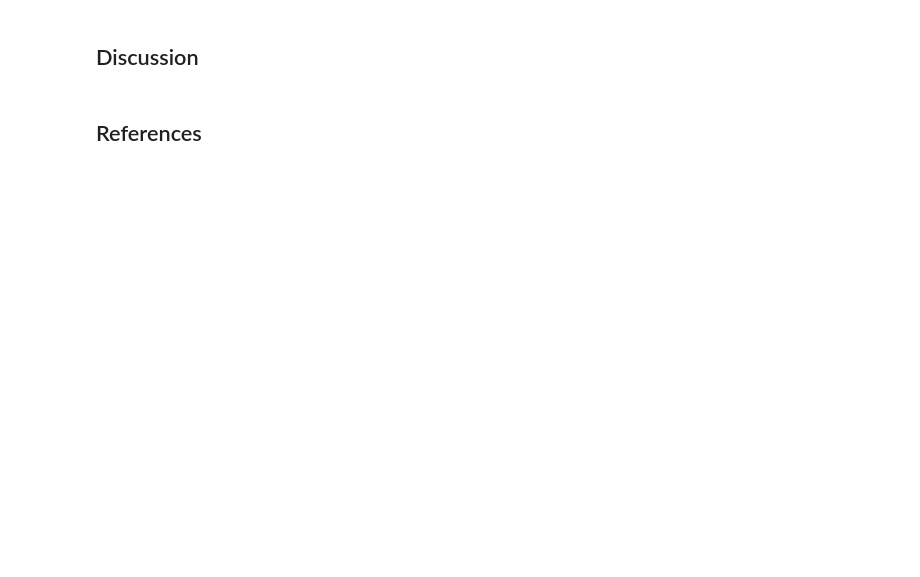
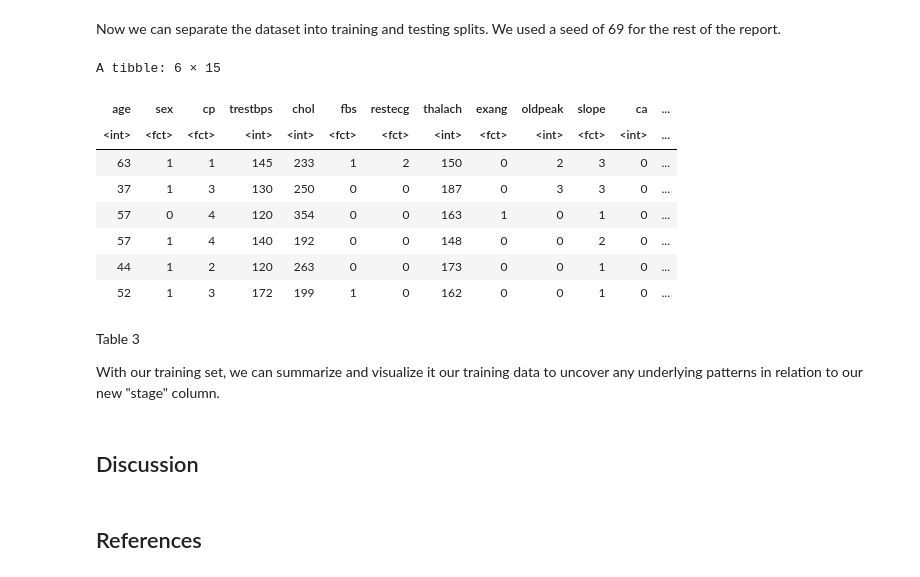
Before and after one commit to clay-arras/DSCI100GroupProject, a Jupyter notebook: DSCI100_Group30_Report.ipynb, the cells around one changed output. Cells and saved outputs as stored; diff of their text form; code cells hidden in the pictures; blank space fills up the shorter version.

```diff
--- a/DSCI100_Group30_Report.ipynb
+++ b/DSCI100_Group30_Report.ipynb
@@ -38,3 +146,27 @@ To obtain a high quality model trained on the data used, we will have to do some
+# %% [markdown]
+Now we can separate the dataset into training and testing splits. We used a seed of 69 for the rest of the report.
+# %%
+set.seed(69)
+
+split <- initial_split(cleveland_data, prop=0.75, strata = stage)
+data_training <- training(split)
+data_testing <- testing(split)
+
+head(data_training)
+# %% [output]
+A tibble: 6 × 15
+| age | sex | cp | trestbps | chol | fbs | restecg | thalach | exang | oldpeak | slope | ca | ... |
+| <int> | <fct> | <fct> | <int> | <int> | <fct> | <fct> | <int> | <fct> | <int> | <fct> | <int> | ... |
+| 63 | 1 | 1 | 145 | 233 | 1 | 2 | 150 | 0 | 2 | 3 | 0 | ... |
+| 37 | 1 | 3 | 130 | 250 | 0 | 0 | 187 | 0 | 3 | 3 | 0 | ... |
+| 57 | 0 | 4 | 120 | 354 | 0 | 0 | 163 | 1 | 0 | 1 | 0 | ... |
+| 57 | 1 | 4 | 140 | 192 | 0 | 0 | 148 | 0 | 0 | 2 | 0 | ... |
+| 44 | 1 | 2 | 120 | 263 | 0 | 0 | 173 | 0 | 0 | 1 | 0 | ... |
+| 52 | 1 | 3 | 172 | 199 | 1 | 0 | 162 | 0 | 0 | 1 | 0 | ... |
+# %% [markdown]
+Table 3
+
+With our training set, we can summarize and visualize it our training data to uncover any underlying patterns in relation to our new "stage" column.
 # %% [markdown]
 ## Discussion
 # %% [markdown]
```
Also changed, not shown: parts of 11 cells of this notebook.
